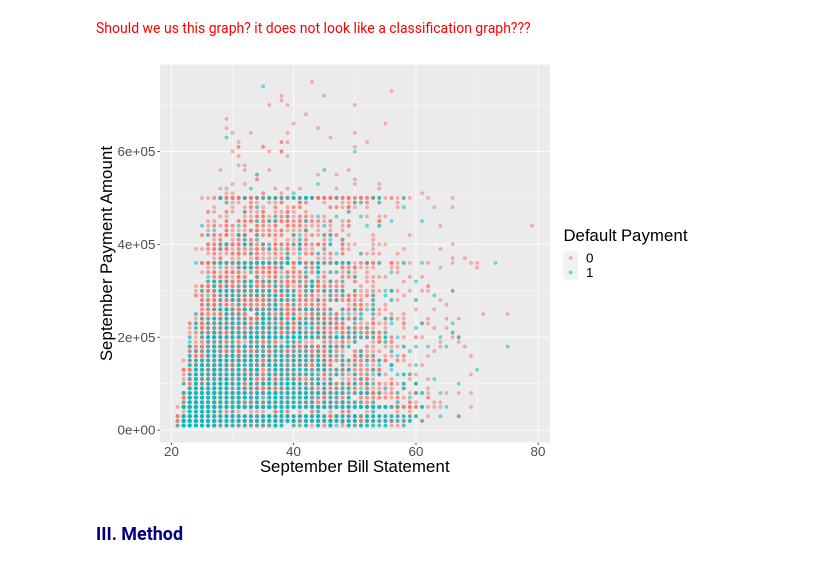
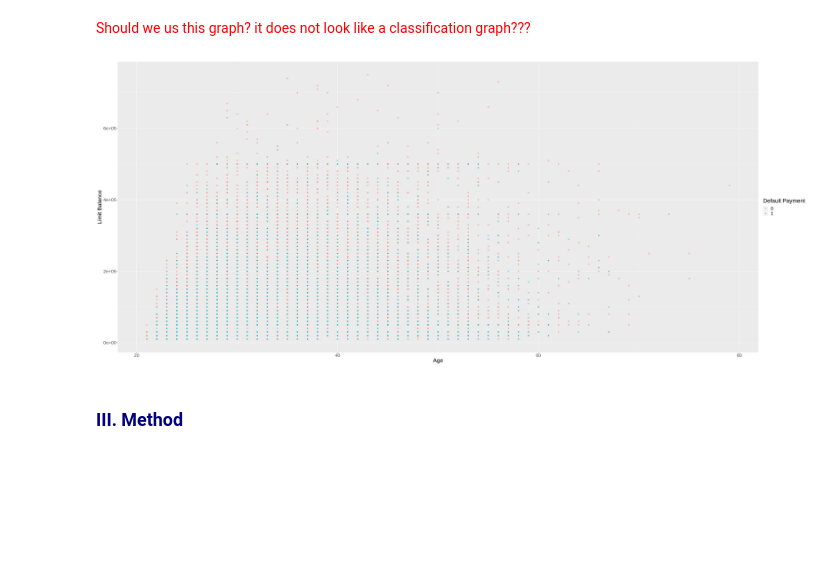
Before and after one commit to steph-feng/DSCI-100-Group-85, a Jupyter notebook: Code_Group Proposal.ipynb, the cells around one changed output. Cells and saved outputs as stored; diff of their text form; code cells hidden in the pictures; blank space fills up the shorter version.

```diff
--- a/Code_Group Proposal.ipynb
+++ b/Code_Group Proposal.ipynb
@@ -177,15 +312,15 @@ sept_bill_vs_payment
 # %%
 LIM <- credit_train |>
 ggplot(aes(x = AGE, y = LIMIT_BAL, color = DEFAULT)) +
 geom_point(alpha = 0.5) +
-labs(x = "September Bill Statement",
-     y = "September Payment Amount",
+labs(x = "Age",
+     y = "Limit Balance",
      color = "Default Payment") +
 theme(text = element_text(size = 20))
 
 LIM
 # %% [output]
-[figure, old version]
+[figure, new version]
 # %% [markdown]
 ### <font color='navy'> III. Method </font>
 # %% [markdown]
```
Also changed, not shown: parts of 3 cells of this notebook.
